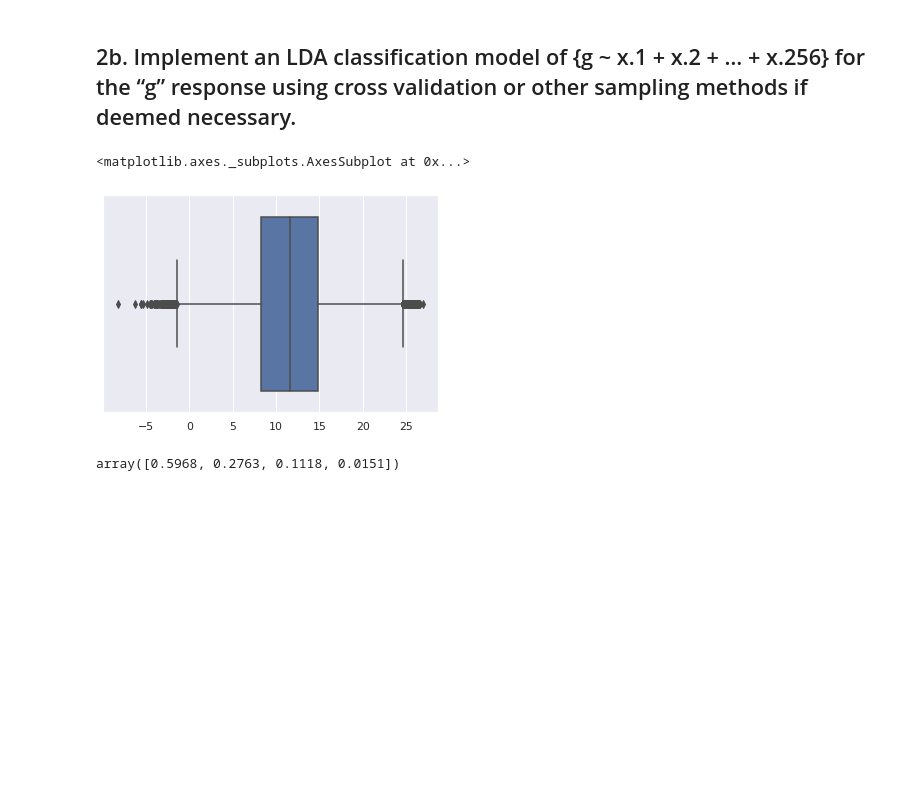
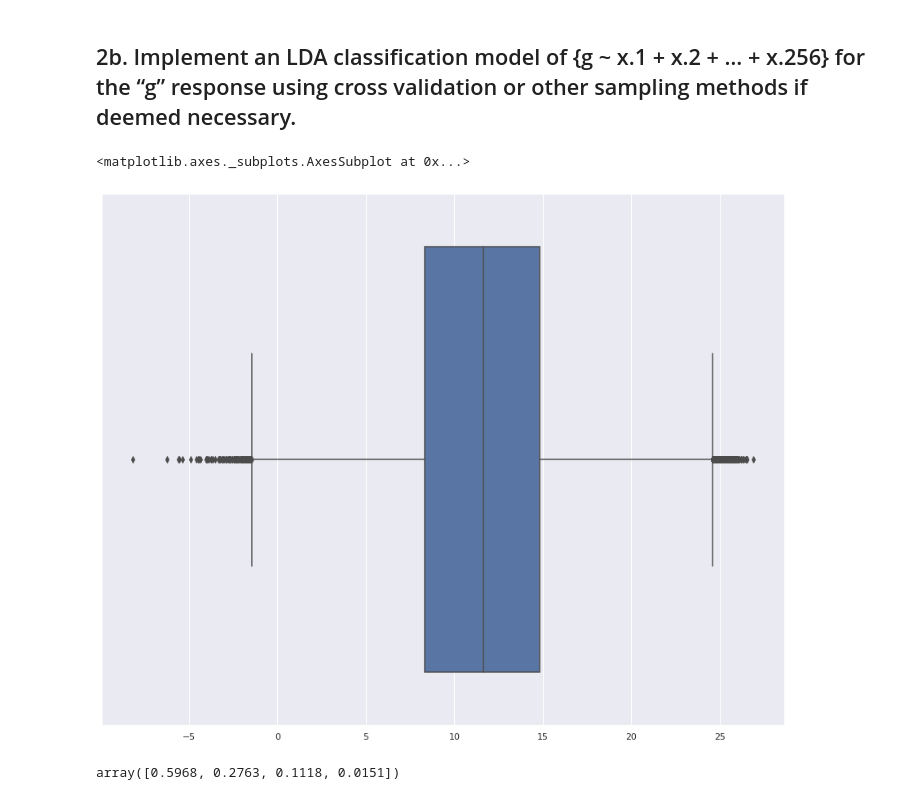
Before and after one commit to swordwielder/python3, a Jupyter notebook: CommFSB/savingbank.ipynb, the cells around one changed output. Saved outputs shown, nothing was run; the diff lists cells and outputs as text; code cells hidden in the pictures; blank space fills up the shorter version.

```diff
--- a/CommFSB/savingbank.ipynb
+++ b/CommFSB/savingbank.ipynb
@@ -135,10 +135,11 @@ df.plot(x='g',y=predictFeature,kind='bar')
 #df.plot(x="g", y=predictFeature, kind="bar", ax=ax, color="C2")
 plt.show()
 # %%
+fig=plt.figure(figsize=(15,12))
 sns.boxplot(x=df[predictFeature])
 # %% [output]
 <matplotlib.axes._subplots.AxesSubplot at 0x...>
-[figure, old version]
+[figure, new version]
 # %%
 from sklearn.discriminant_analysis import LinearDiscriminantAnalysis
 lda = LinearDiscriminantAnalysis()
```
Also changed, not shown: parts of 3 cells of this notebook, 1 other file.
